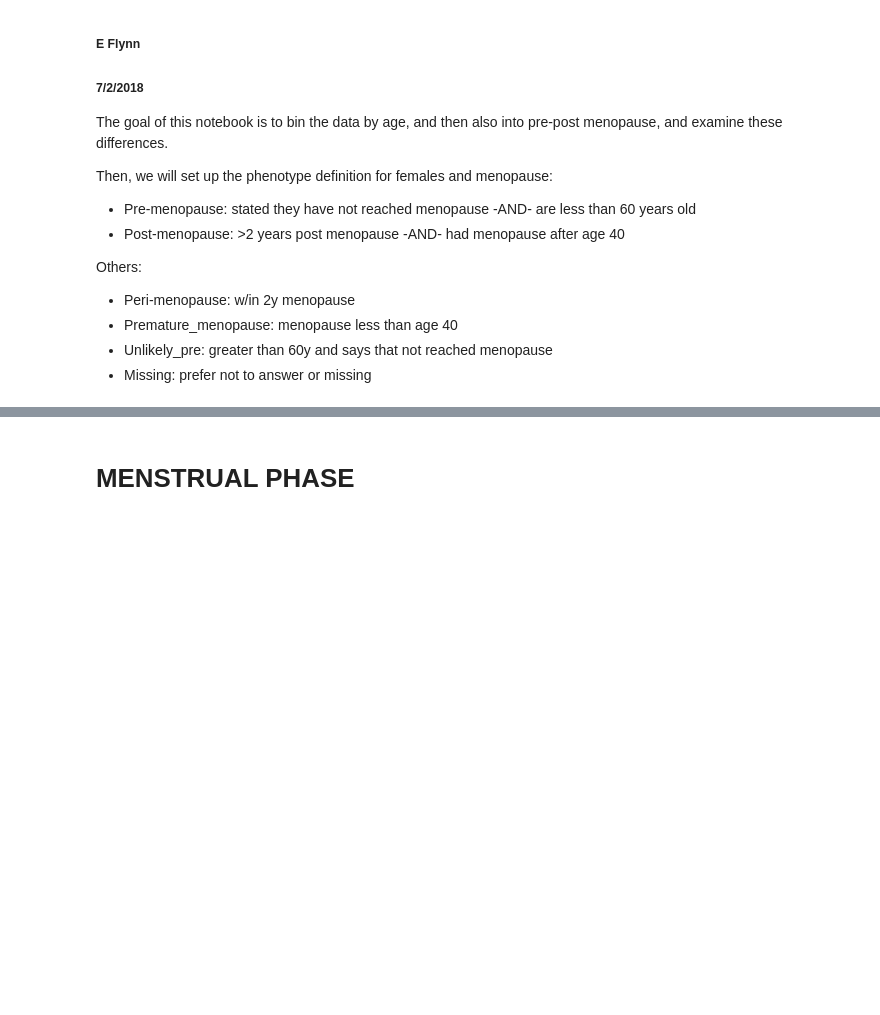
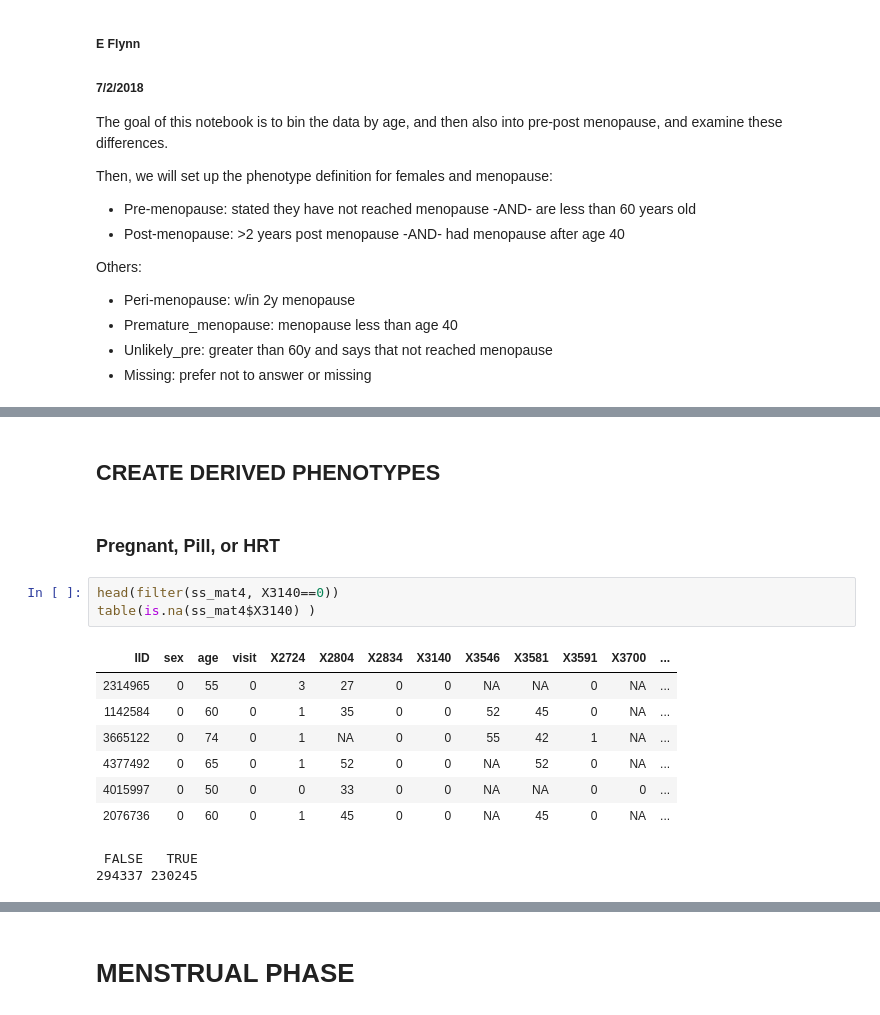
Before and after one commit to rivas-lab/sex-diff-biomarker-genetics, a Jupyter notebook: notebooks/ExamineAgeMenopause.ipynb, the cells around one changed output, grey strips where cells are left out. Drawn from its saved outputs; the diff is of its cells as text; blank space fills up the shorter version.

```diff
--- a/notebooks/ExamineAgeMenopause.ipynb
+++ b/notebooks/ExamineAgeMenopause.ipynb
@@ -91,0 +122,17 @@ sex  FALSE   TRUE
+# %% [markdown]
+## CREATE DERIVED PHENOTYPES
+# %% [markdown]
+### Pregnant, Pill, or HRT
+# %%
+head(filter(ss_mat4, X3140==0))
+table(is.na(ss_mat4$X3140) )
+# %% [output]
+| IID | sex | age | visit | X2724 | X2804 | X2834 | X3140 | X3546 | X3581 | X3591 | X3700 | ... |
+| 2314965 | 0 | 55 | 0 | 3 | 27 | 0 | 0 | NA | NA | 0 | NA | ... |
+| 1142584 | 0 | 60 | 0 | 1 | 35 | 0 | 0 | 52 | 45 | 0 | NA | ... |
+| 3665122 | 0 | 74 | 0 | 1 | NA | 0 | 0 | 55 | 42 | 1 | NA | ... |
+| 4377492 | 0 | 65 | 0 | 1 | 52 | 0 | 0 | NA | 52 | 0 | NA | ... |
+| 4015997 | 0 | 50 | 0 | 0 | 33 | 0 | 0 | NA | NA | 0 | 0 | ... |
+| 2076736 | 0 | 60 | 0 | 1 | 45 | 0 | 0 | NA | 45 | 0 | NA | ... |
+ FALSE   TRUE
+294337 230245
```
Also changed, not shown: parts of 47 cells of this notebook.
